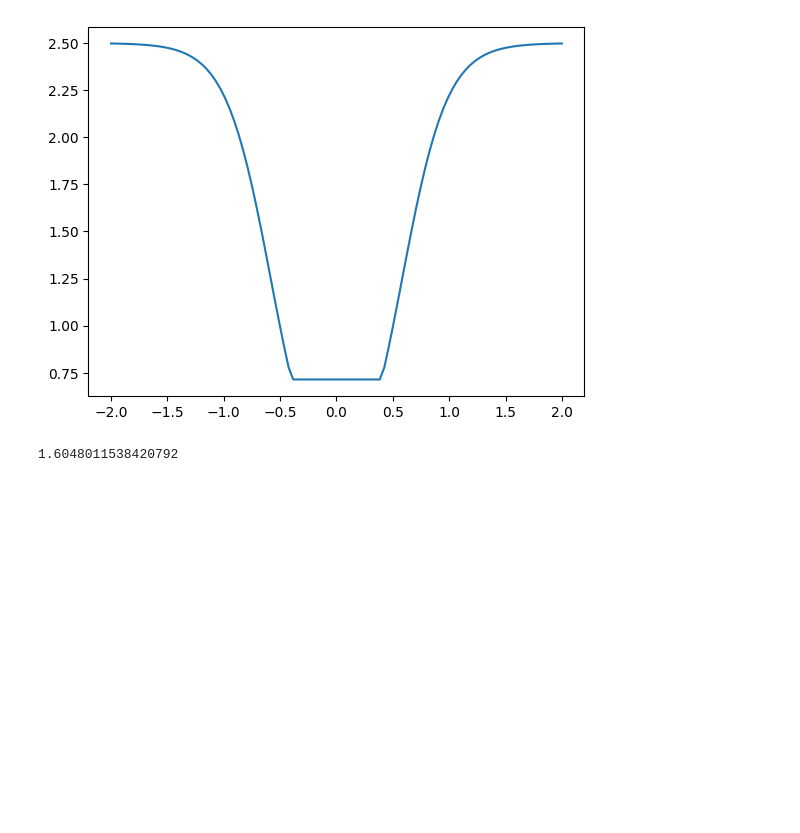
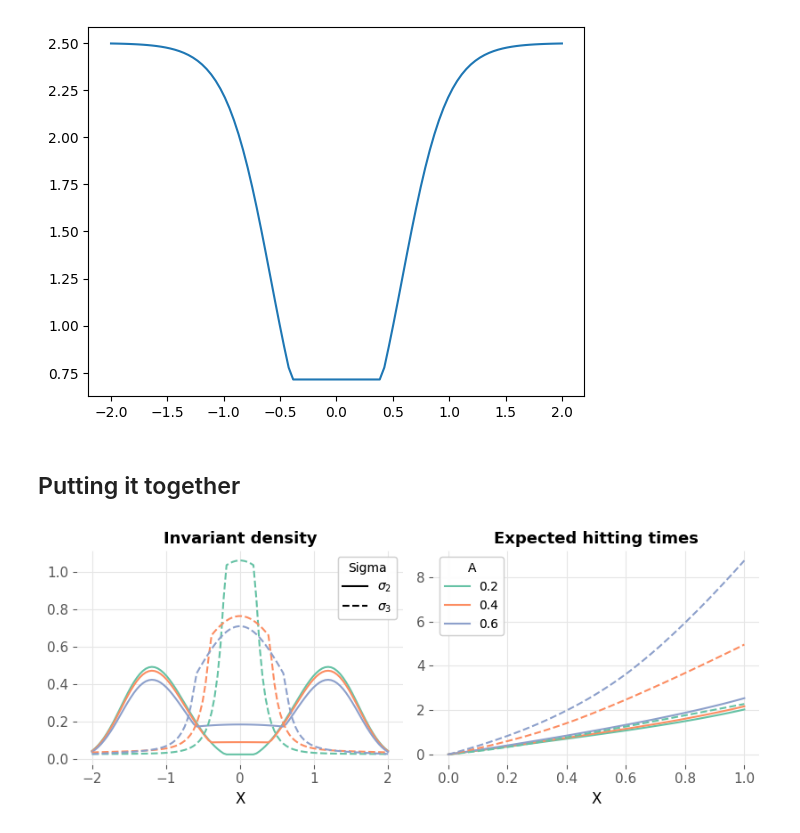
Before and after one commit to RasmusBrostroem/Data-driven-algorithms-for-Impulse-control-problem-Thesis, a Jupyter notebook: TestingDiffusionCoefficients.ipynb, the cells around one changed output. Drawn from its saved outputs; the diff is of its cells as text; code cells hidden in the pictures; blank space fills up the shorter version.

```diff
--- a/TestingDiffusionCoefficients.ipynb
+++ b/TestingDiffusionCoefficients.ipynb
@@ -1,8 +1,11 @@
 # %%
 import matplotlib.pyplot as plt
+import matplotlib.lines as mlines
 import numpy as np
-from diffusionProcess import DiffusionProcess, drift, sigma, generate_linear_drift
+from diffusionProcess import DiffusionProcess, drift, sigma, generate_linear_drift, sigma4 as sig4, sigma7 as sig7
+from strategies import OptimalStrategy, DataDrivenImpulseControl, generate_reward_func
 from scipy.special import expit
+plt.style.use(r"C:\Users\razz_\AppData\Local\Programs\Python\Python310\Lib\site-packages\matplotlib\mpl-data\stylelib\theme_bw.mplstyle")
 # %% [markdown]
 In this markdown I will look into how the diffusion coefficient affects the invariant density and expected hitting times.
 The diffusion coefficient is subject to the constraints:
@@ -357,7 +360,71 @@ plt.plot(vals, ys)
 plt.show()
 # %% [output]
 [figure]
-# %%
-sig(0.7)
-# %% [output]
-1.6048011538420792
+# %% [markdown]
+## Putting it together
+# %%
+As = [0.2, 0.4, 0.6]
+
+sigNames = ["sigma_2", "sigma_3"]
+sigmas = [sig4(A) for A in As] + [sig7(A) for A in As]
+
+d = generate_linear_drift(1/2, 0)
+
+diffProsses = [DiffusionProcess(d, sig) for sig in sigmas]
+
+x_range_invariant = np.linspace(-2, 2, 100)
+x_range_xi = np.linspace(0, 1, 100)
+invariant_densities = [pros.invariant_density(x_range_invariant) for pros in diffProsses]
+expected_hitting_times = [pros.xi(x_range_xi) for pros in diffProsses]
+# %%
+# Define colors for each drift function
+colors = {
+    "0.2": "#66c2a5",
+    "0.4": "#fc8d62",
+    "0.6": "#8da0cb"
+}
+
+fig, ax = plt.subplots(1,2,figsize=(8.3, 3.4))
+
+for i, invariant_density in enumerate(invariant_densities):
+    A = As[i % 3]
+    sigmaFunc = sigNames[i // 3]
+    linestyle = '--' if sigmaFunc == "sigma_3" else '-'
+    color = colors[str(A)]
+    ax[0].plot(x_range_invariant, invariant_density, label=f"Sigma A = {A}, {sigmaFunc}", linestyle=linestyle, color=color)
+
+ax[0].set_title("Invariant density", fontsize=13, fontweight="bold")
+ax[0].tick_params(axis='both', which='major', labelsize=11)
+ax[0].tick_params(axis='both', which='minor', labelsize=11)
+ax[0].set_xlabel("X")
+
+for i, expected_hitting_time in enumerate(expected_hitting_times):
+    A = As[i % 3]
+    sigmaFunc = sigNames[i // 3]
+    linestyle = '--' if sigmaFunc == "sigma_3" else '-'
+    color = colors[str(A)]
+    ax[1].plot(x_range_xi, expected_hitting_time, label=f"Sigma A = {A}, {sigmaFunc}", linestyle=linestyle, color=color)
+
+ax[1].set_title("Expected hitting times", fontsize=13, fontweight="bold")
+ax[1].ticklabel_format(style="plain")
+ax[1].tick_params(axis='both', which='major', labelsize=11)
+ax[1].tick_params(axis='both', which='minor', labelsize=11)
+ax[1].set_xlabel("X")
+#ax[1].set_ylim([0, 100])
+
+# Create custom legend for line styles
+line_style_solid = mlines.Line2D([], [], linestyle='-', color='black', label=r'$\sigma_2$')
+line_style_dashed = mlines.Line2D([], [], linestyle='--', color='black', label=r'$\sigma_3$')
+legend_style = ax[0].legend(handles=[line_style_solid, line_style_dashed], loc='upper right', title='Sigma')
+ax[0].add_artist(legend_style)
+
+# Create custom legend for colors
+color_legend_elements = [mlines.Line2D([], [], color=colors[str(A)], label=f"{A}") for A in As]
+legend_color = ax[1].legend(handles=color_legend_elements, loc='upper left', title='A')
+ax[1].add_artist(legend_color)
+#ax[1].set_ylim([0, 15])
+plt.tight_layout()
+#plt.savefig(r'C:\Users\razz_\OneDrive - Aarhus Universitet\UNI\DataVidenskab\10. Semester\Images\DiffusionCoefficient\DensityAndHittingTimes.pdf')
+plt.show()
+# %% [output]
+[figure, added]
```
Also changed, not shown: parts of 11 cells of this notebook.
